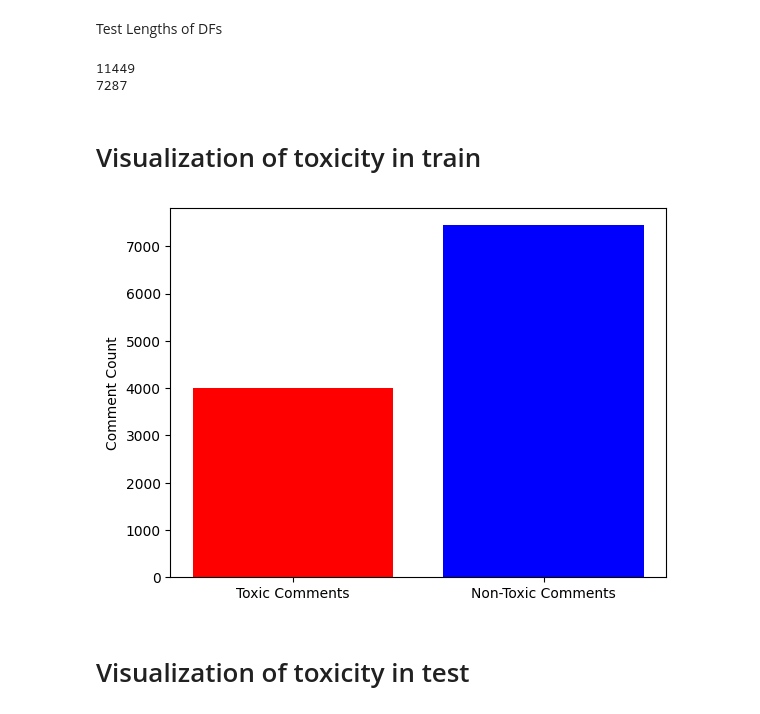
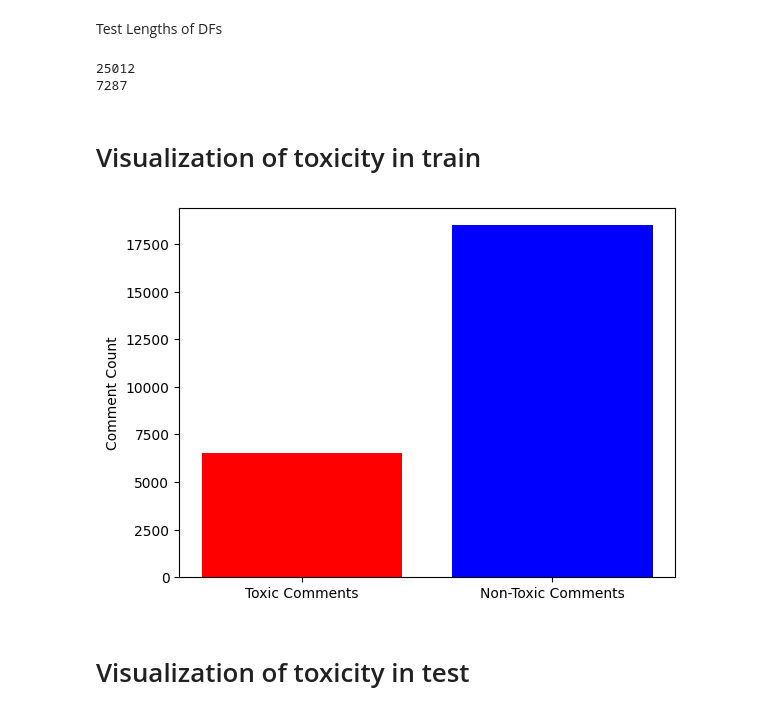
Before and after one commit to EliMartian/roberta_model_fine_tuning, a Jupyter notebook: fine_tuning_roberta.ipynb, the cells around one changed output. Cells and saved outputs as stored; diff of their text form; code cells hidden in the pictures.

```diff
--- a/fine_tuning_roberta.ipynb
+++ b/fine_tuning_roberta.ipynb
@@ -31,32 +31,29 @@ from transformers import AutoTokenizer, AutoModelForSequenceClassification
 # 4. Load pretrained Model
 # 5. Load HF Trainer and train it
 
-# Train Data (Roberta + Llama Union), 11449 rows
-toxicity_train_df = pd.read_csv('toxic_union.csv',  on_bad_lines='skip')
+# Train Data - 52662 rows after pre-processing (done above)
+toxicity_train_df = pd.read_csv('toxicity_train.csv', on_bad_lines='skip', quoting=csv.QUOTE_NONE)
 toxicity_train_df = toxicity_train_df.dropna()
 
 # Test Data - 7287 rows after pre-processing
 toxicity_test_df = pd.read_csv('toxicity_test.csv', on_bad_lines='skip', quoting=csv.QUOTE_NONE)
 toxicity_test_df = toxicity_test_df.dropna()
 
-# Train Data - 52662 rows after pre-processing (done above)
-# toxicity_train_df = pd.read_csv('toxicity_train.csv', on_bad_lines='skip', quoting=csv.QUOTE_NONE)
-
 # List of categories to check
 categories_to_check = ['obscene', 'sexual_explicit', 'threat', 'insult', 'identity_attack']
 
-# toxicity_train_df[categories_to_check] = toxicity_train_df[categories_to_check].apply(pd.to_numeric, errors='coerce')
+toxicity_train_df[categories_to_check] = toxicity_train_df[categories_to_check].apply(pd.to_numeric, errors='coerce')
 toxicity_test_df[categories_to_check] = toxicity_test_df[categories_to_check].apply(pd.to_numeric, errors='coerce')
 
-# # Check if any category is above the 0.33 threshold
-# toxicity_train_df['toxic'] = (toxicity_train_df[categories_to_check] >= 0.25).any(axis=1).astype(float)
+# Check if any category is above the 0.25 threshold
+toxicity_train_df['toxic'] = (toxicity_train_df[categories_to_check] >= 0.25).any(axis=1).astype(float)
 toxicity_test_df['toxic'] = (toxicity_test_df[categories_to_check] >= 0.25).any(axis=1).astype(float)
 
 # # Convert boolean values to 1.0 for True and 0.0 for False
-# toxicity_train_df['toxic'] = toxicity_train_df['toxic'].astype(float)
+toxicity_train_df['toxic'] = toxicity_train_df['toxic'].astype(float)
 toxicity_test_df['toxic'] = toxicity_test_df['toxic'].astype(float)
 
-# toxicity_train_df = toxicity_train_df[['comment_text', 'toxic', 'obscene', 'sexual_explicit', 'threat', 'insult', 'identity_attack']]
+toxicity_train_df = toxicity_train_df[['comment_text', 'toxic', 'obscene', 'sexual_explicit', 'threat', 'insult', 'identity_attack']]
 toxicity_test_df = toxicity_test_df[['comment_text', 'toxic', 'obscene', 'sexual_explicit', 'threat', 'insult', 'identity_attack']]
 
 # print("\nClass distribution in training data before undersampling:")
@@ -64,6 +61,10 @@ toxicity_test_df = toxicity_test_df[['comment_text', 'toxic', 'obscene', 'sexual
 
 # print("\nClass distribution in test data before undersampling:")
 # print(toxicity_test_df['toxic'].value_counts())
+
+sample_rate = 0.99
+
+toxicity_train_df = toxicity_train_df.sample(frac=sample_rate, random_state=42)
 
 
 
@@ -94,6 +95,11 @@ toxicity_test_df = toxicity_test_df[['comment_text', 'toxic', 'obscene', 'sexual
 # print("\nClass distribution in test data after undersampling:")
 # print(toxicity_test_df['toxic'].value_counts())
 
+# desired_size = 50000
+
+# # Randomly sample rows from the DataFrame
+# toxicity_train_df = toxicity_train_df.sample(n=desired_size, random_state=42)
+
 print("Toxic train examples")
 print(toxicity_train_df.head(4))
 
@@ -139,25 +134,25 @@ Test Lengths of DFs
 print(len(toxicity_train_df))
 print(len(toxicity_test_df))
 # %% [output]
-11449
+25012
 7287
 # %% [markdown]
 # Visualization of toxicity in train
 # %%
 # Count toxic and non-toxic comments
-toxic_count = toxicity_train_df['union'].sum()
+toxic_count = toxicity_train_df['toxic'].sum()
 non_toxic_count = len(toxicity_train_df) - toxic_count
 
 # Plot side-by-side bars for toxic and non-toxic comments
 labels = ['Toxic Comments', 'Non-Toxic Comments']
 counts = [toxic_count, non_toxic_count]
 
 plt.bar(labels, counts, color=['red', 'blue'])
 plt.ylabel('Comment Count')
 
 plt.show()
 # %% [output]
-[figure, old version]
+[figure, new version]
 # %% [markdown]
 # Visualization of toxicity in test
 # %%
```
Also changed, not shown: parts of 33 cells of this notebook, 1 other file.
